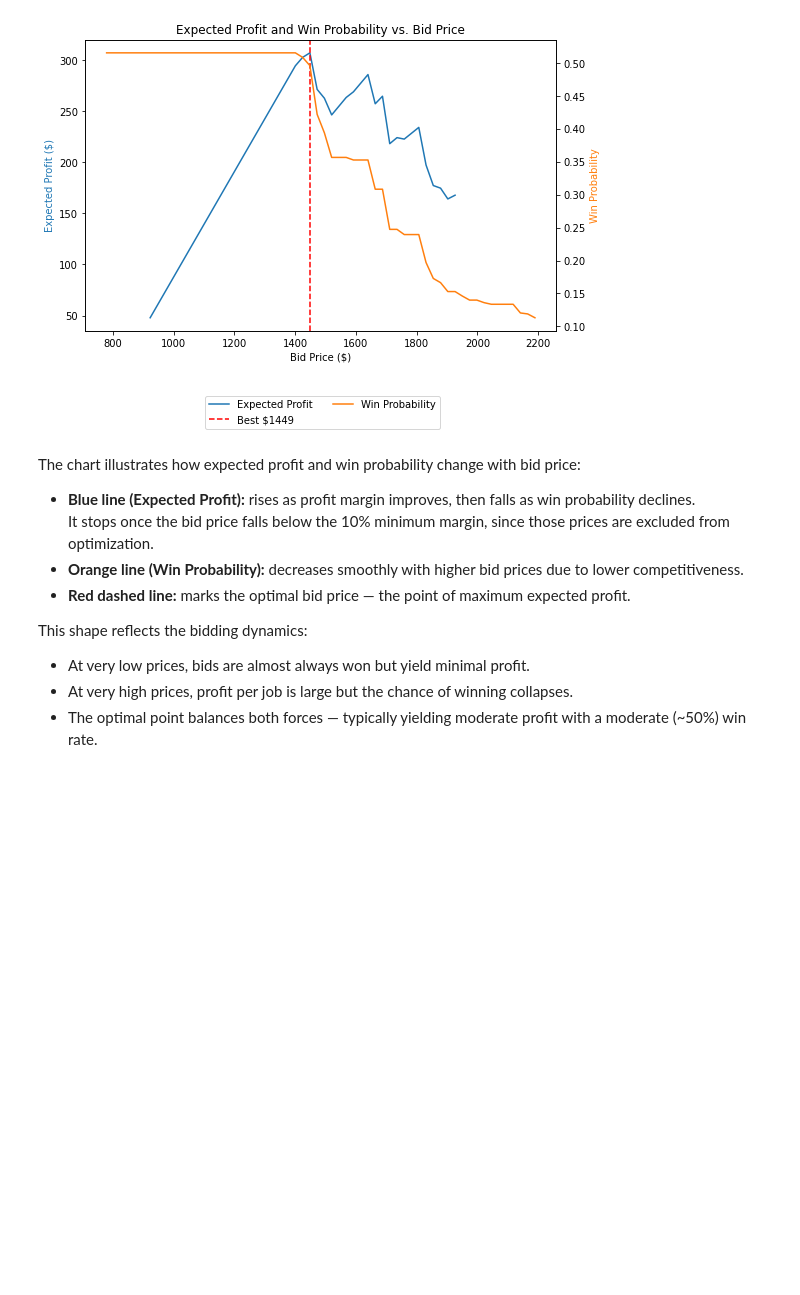
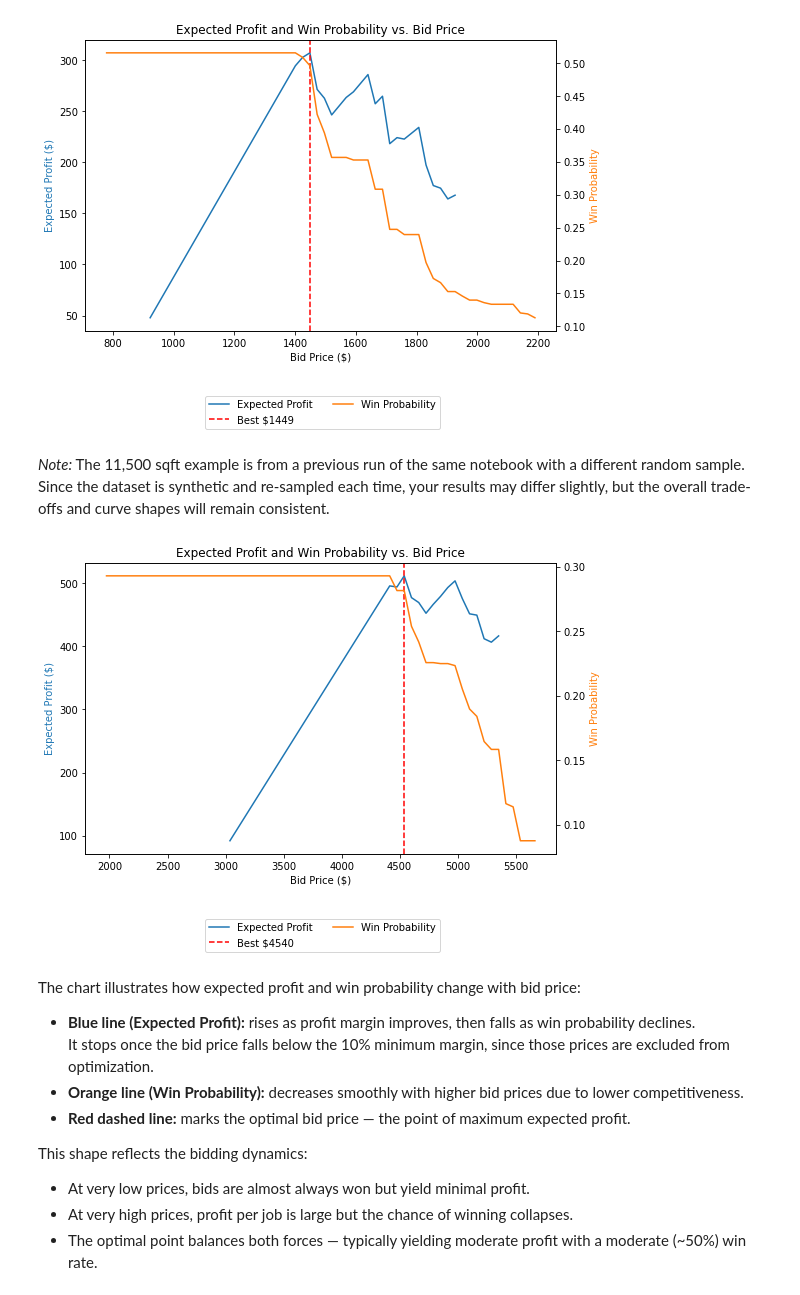
Before and after one commit to haticerdogan/pricingstrategy, a Jupyter notebook: prototype.ipynb, the cells around one changed output. Drawn from its saved outputs; the diff is of its cells as text; code cells hidden in the pictures; blank space fills up the shorter version.

```diff
--- a/prototype.ipynb
+++ b/prototype.ipynb
@@ -499,0 +509,20 @@ This point yields an expected profit of about **\$307** and a **50 %** chance of
+# %%
+grid, EV_vals, best_price, best_EV, win_probs = optimize_price(
+    sample_sqft, sample_cost, cal, scaler, feature_template, min_win_prob=0.15
+)
+
+print(f"Sample sqft: {sample_sqft:.0f}")
+print(f"Cost: ${sample_cost:.2f}")
+print(f"Recommended price: ${best_price:.2f}")
+print(f"Expected profit: ${best_EV:.2f}")
+print(f"Win probability at best price: {win_probs[np.argmax(EV_vals)]:.2f}")
+
+plt.figure(figsize=(8,5))
+plt.plot(grid, EV_vals, label="Expected Profit")
+plt.axvline(best_price, linestyle="--", color="red", label=f"Best ${best_price:.0f}")
+plt.xlabel("Bid Price ($)")
+plt.ylabel("Expected Profit ($)")
+plt.title("Expected Profit vs Pricing Strategy")
+plt.legend()
+plt.grid(True)
+plt.show()
@@ -516,6 +554,30 @@ fig.tight_layout()
 plt.show()
 # %% [output]
 [figure]
+# %% [markdown]
+*Note:* The 11,500 sqft example is from a previous run of the same notebook with a different random sample.
+Since the dataset is synthetic and re-sampled each time, your results may differ slightly, but the overall trade-offs and curve shapes will remain consistent.
+# %%
+# 30,000 sqft job
+fig, ax1 = plt.subplots(figsize=(8,5))
+
+ax1.plot(grid, EV_vals, color='tab:blue', label='Expected Profit')
+ax1.set_xlabel("Bid Price ($)")
+ax1.set_ylabel("Expected Profit ($)", color='tab:blue')
+
+ax2 = ax1.twinx()
+ax2.plot(grid, win_probs, color='tab:orange', label='Win Probability')
+ax2.set_ylabel("Win Probability", color='tab:orange')
+
+ax1.axvline(best_price, linestyle="--", color="red", label=f"Best ${best_price:.0f}")
+ax1.set_title("Expected Profit and Win Probability vs. Bid Price")
+
+fig.legend(loc="upper center", bbox_to_anchor=(0.5, -0.05), ncol=2)
+fig.tight_layout()
+plt.savefig("docs/EVprob.png", dpi=300)
+plt.show()
+# %% [output]
+[figure, added]
 # %% [markdown]
 The chart illustrates how expected profit and win probability change with bid price:
 
```
Also changed, not shown: parts of 15 cells of this notebook, 3 other files.
